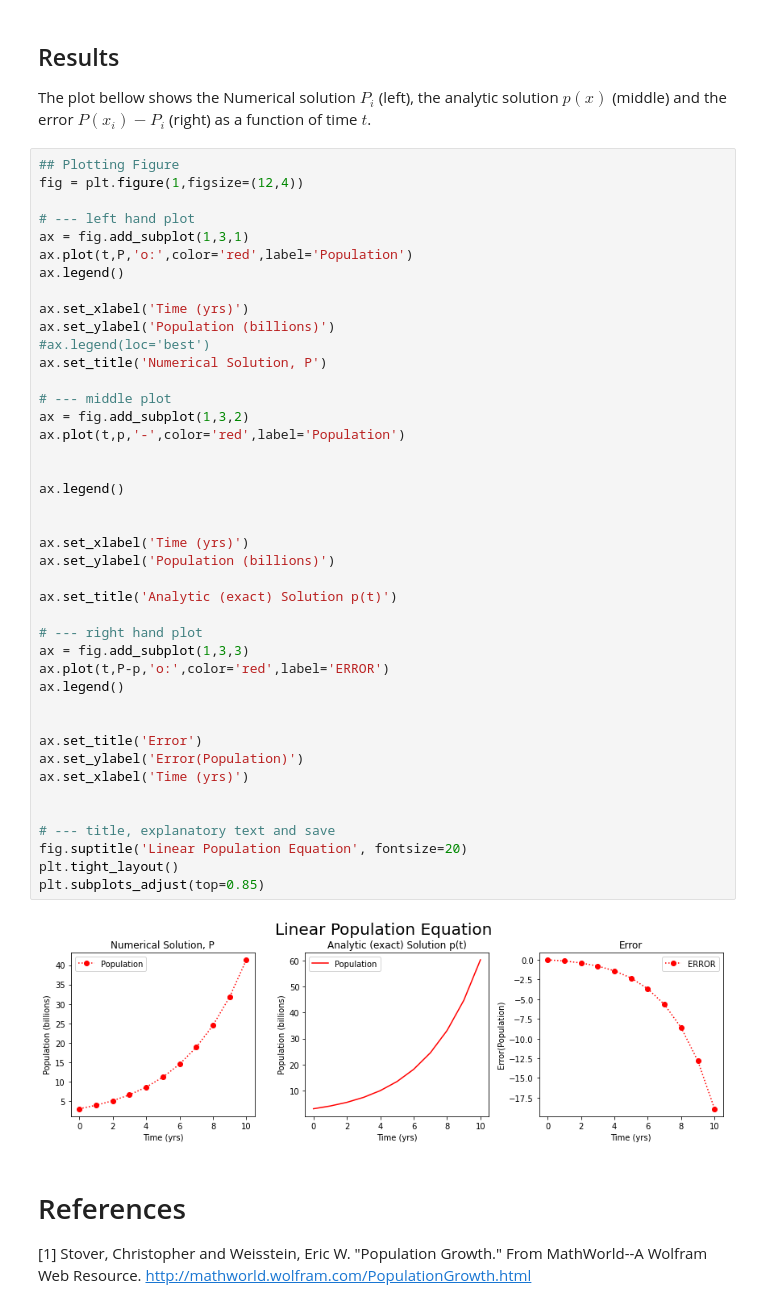
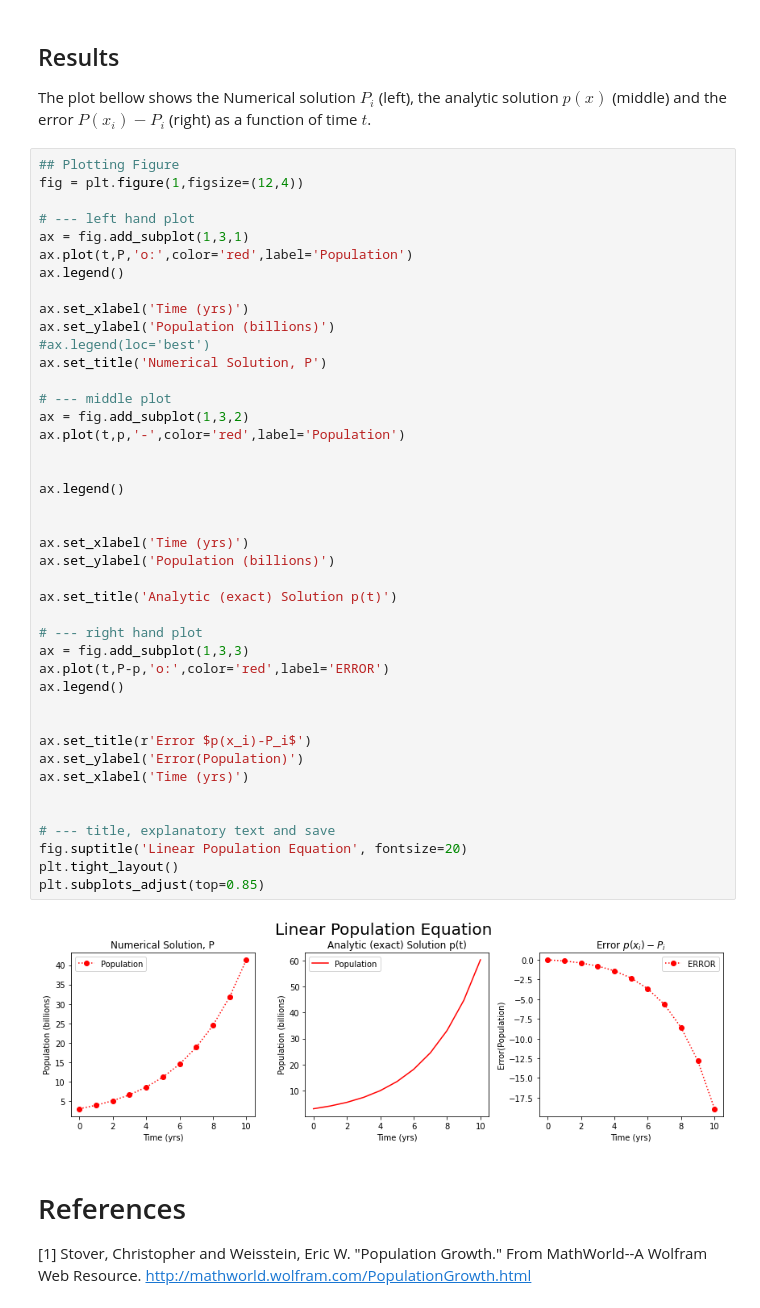
Before and after one commit to john-s-butler-dit/CaseStudy_PredatorPrey, a Jupyter notebook: 03_Linear Population Growth.ipynb, the cells around one changed output. Drawn from its saved outputs; the diff is of its cells as text.

```diff
--- a/03_Linear Population Growth.ipynb
+++ b/03_Linear Population Growth.ipynb
@@ -80,35 +80,35 @@ ax.set_ylabel('Population (billions)')
 ax.set_title('Numerical Solution, P')
 
 # --- middle plot
 ax = fig.add_subplot(1,3,2)
 ax.plot(t,p,'-',color='red',label='Population')
 
 
 ax.legend()
 
 
 ax.set_xlabel('Time (yrs)')
 ax.set_ylabel('Population (billions)')
 
 ax.set_title('Analytic (exact) Solution p(t)')
 
 # --- right hand plot
 ax = fig.add_subplot(1,3,3)
 ax.plot(t,P-p,'o:',color='red',label='ERROR')
 ax.legend()
 
 
-ax.set_title('Error')
+ax.set_title(r'Error $p(x_i)-P_i$')
 ax.set_ylabel('Error(Population)')
 ax.set_xlabel('Time (yrs)')
 
 
 # --- title, explanatory text and save
 fig.suptitle('Linear Population Equation', fontsize=20)
 plt.tight_layout()
 plt.subplots_adjust(top=0.85)
 # %% [output]
-[figure, old version]
+[figure, new version]
 # %% [markdown]
 # References
 
```
Also changed, not shown: parts of 1 cell of this notebook.
